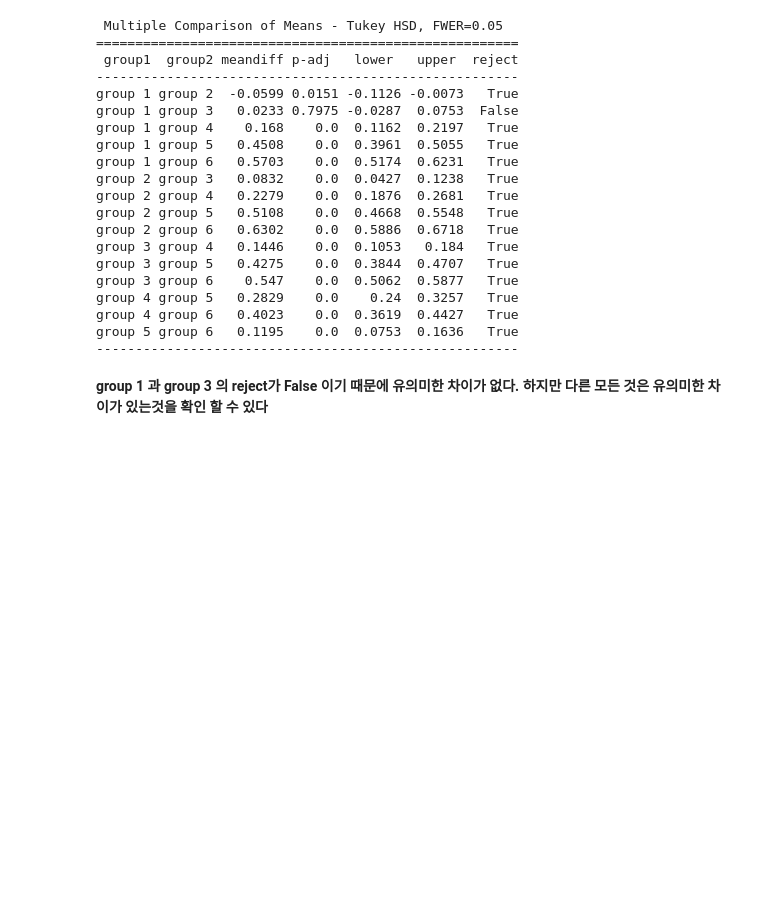
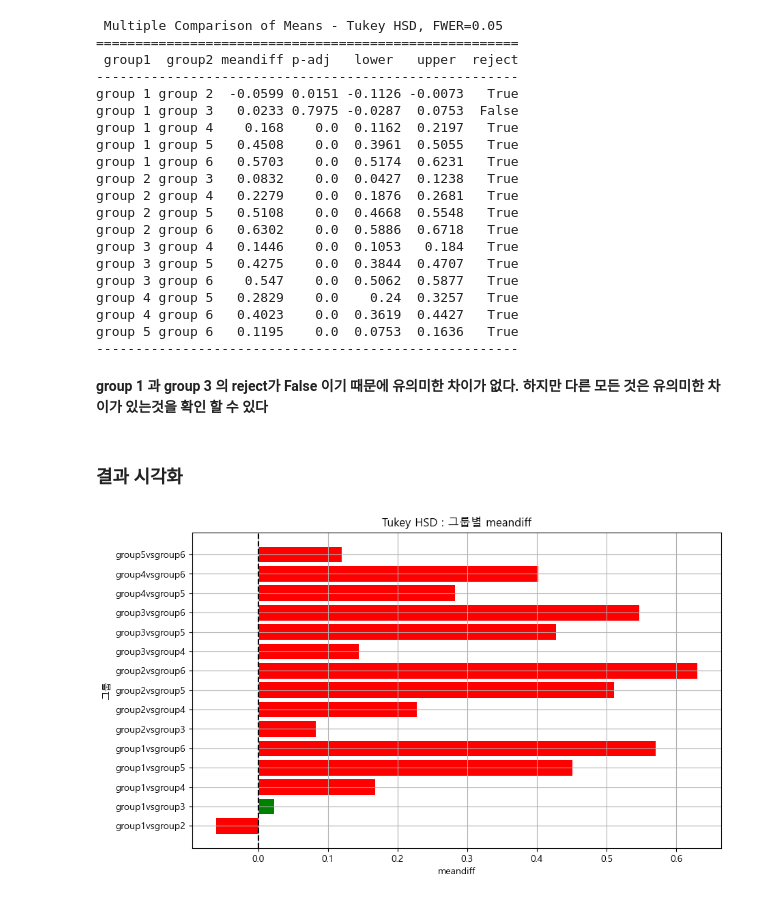
Before and after one commit to 1ee1hee/Data_analysis, a Jupyter notebook: 광고 클릭률 데이터 분석/Ads_analysis.ipynb, the cells around one changed output. Drawn from its saved outputs; the diff is of its cells as text; code cells hidden in the pictures; blank space fills up the shorter version.

```diff
--- a/광고 클릭률 데이터 분석/Ads_analysis.ipynb
+++ b/광고 클릭률 데이터 분석/Ads_analysis.ipynb
@@ -207,3 +207,35 @@ group 5 group 6   0.1195    0.0  0.0753  0.1636   True
 ------------------------------------------------------
 # %% [markdown]
 **group 1 과 group 3 의 reject가 False 이기 때문에 유의미한 차이가 없다. 하지만 다른 모든 것은 유의미한 차이가 있는것을 확인 할 수 있다**
+# %% [markdown]
+### 결과 시각화
+# %%
+import matplotlib.pyplot as plt
+import pandas as pd
+
+plt.rc('font', family='Malgun Gothic')
+
+t_r = {
+    'group1' : ['group1', 'group1', 'group1', 'group1', 'group1', 'group2', 'group2', 'group2', 'group2', 'group3', 'group3', 'group3', 'group4', 'group4', 'group5'],
+    'group2' : ['group2', 'group3', 'group4', 'group5', 'group6', 'group3', 'group4', 'group5', 'group6', 'group4', 'group5', 'group6', 'group5', 'group6', 'group6'],
+    'meandiff' : [-0.0599, 0.0233, 0.168, 0.4508, 0.5703, 0.0832, 0.2279, 0.5108, 0.6302, 0.1446, 0.4275, 0.547, 0.2829, 0.4023, 0.1195],
+    'p_adj' : [0.0151, 0.7975, 0.0, 0.0, 0.0, 0.0, 0.0, 0.0, 0.0, 0.0, 0.0, 0.0, 0.0, 0.0, 0.0],
+    'reject' : [True, False, True, True, True, True, True, True, True, True, True, True, True, True, True]
+}
+
+df_tukey = pd.DataFrame(t_r)
+
+colors = ['red' if reject else 'green' for reject in df_tukey['reject']]
+
+plt.figure(figsize=(10, 6))
+
+plt.barh(df_tukey['group1'] + 'vs' + df_tukey['group2'], df_tukey['meandiff'], color = colors)
+
+plt.axvline(x = 0, color = 'black', linestyle = '--')
+plt.title('Tukey HSD : 그룹별 meandiff')
+plt.xlabel('meandiff')
+plt.ylabel('그룹')
+plt.grid(True)
+plt.show()
+# %% [output]
+[figure, added]
```
Also changed, not shown: parts of 33 cells of this notebook.
